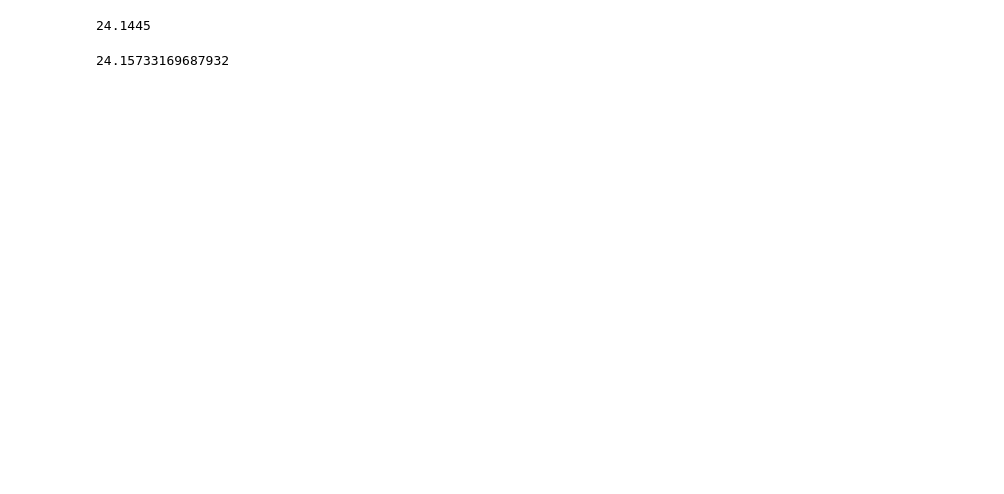
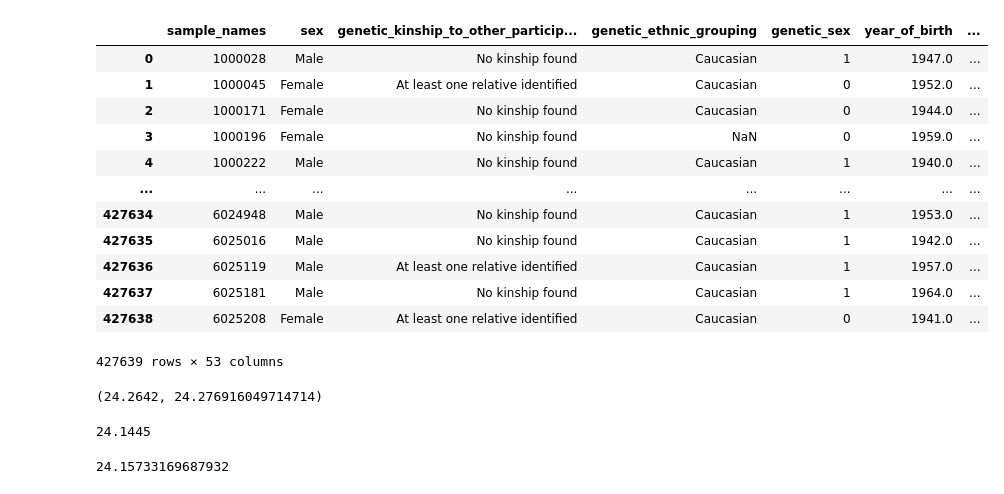
Before and after one commit to deeprob/ukb_bmi, a Jupyter notebook: 0_data_preparation_and_download/phenotype/notebooks/bmi_plot.ipynb, the cells around one changed output. Cells and saved outputs as stored; diff of their text form; code cells hidden in the pictures; blank space fills up the shorter version.

```diff
--- a/0_data_preparation_and_download/phenotype/notebooks/bmi_plot.ipynb
+++ b/0_data_preparation_and_download/phenotype/notebooks/bmi_plot.ipynb
@@ -15,5 +15,25 @@ df = pd.read_csv("/data6/deepro/ukb_bmi/0_data_preparation_and_download/phenotyp
+# %%
+df
+# %% [output]
+|  | sample_names | sex | genetic_kinship_to_other_particip... | genetic_ethnic_grouping | genetic_sex | year_of_birth | ... |
+| 0 | 1000028 | Male | No kinship found | Caucasian | 1 | 1947.0 | ... |
+| 1 | 1000045 | Female | At least one relative identified | Caucasian | 0 | 1952.0 | ... |
+| 2 | 1000171 | Female | No kinship found | Caucasian | 0 | 1944.0 | ... |
+| 3 | 1000196 | Female | No kinship found | NaN | 0 | 1959.0 | ... |
+| 4 | 1000222 | Male | No kinship found | Caucasian | 1 | 1940.0 | ... |
+| ... | ... | ... | ... | ... | ... | ... | ... |
+| 427634 | 6024948 | Male | No kinship found | Caucasian | 1 | 1953.0 | ... |
+| 427635 | 6025016 | Male | No kinship found | Caucasian | 1 | 1942.0 | ... |
+| 427636 | 6025119 | Male | At least one relative identified | Caucasian | 1 | 1957.0 | ... |
+| 427637 | 6025181 | Male | No kinship found | Caucasian | 1 | 1964.0 | ... |
+| 427638 | 6025208 | Female | At least one relative identified | Caucasian | 0 | 1941.0 | ... |
+427639 rows × 53 columns
 # %%
 df["bmi_deciles"] = pd.qcut(df.bmi_residuals, q=10, labels=False)
+# %%
+df.loc[df.bmi_deciles==2].loc[:, "bmi"].median(), df.loc[df.bmi_deciles==2].bmi.mean()
+# %% [output]
+(24.2642, 24.276916049714714)
 # %%
 df.loc[df.bmi_deciles==2].loc[:, "bmi"].median()
 # %% [output]
```
Also changed, not shown: parts of 4 cells of this notebook, 33 other files.
